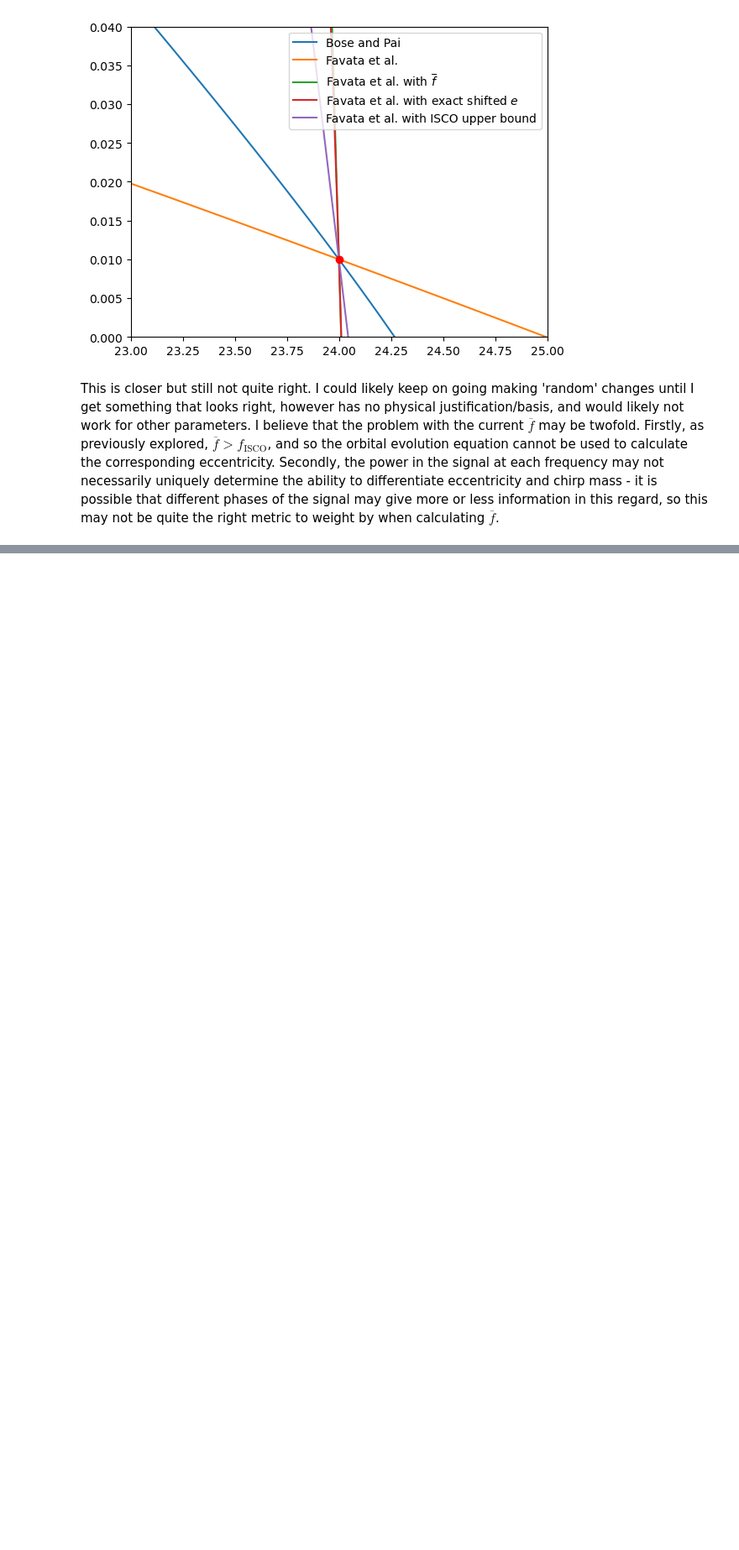
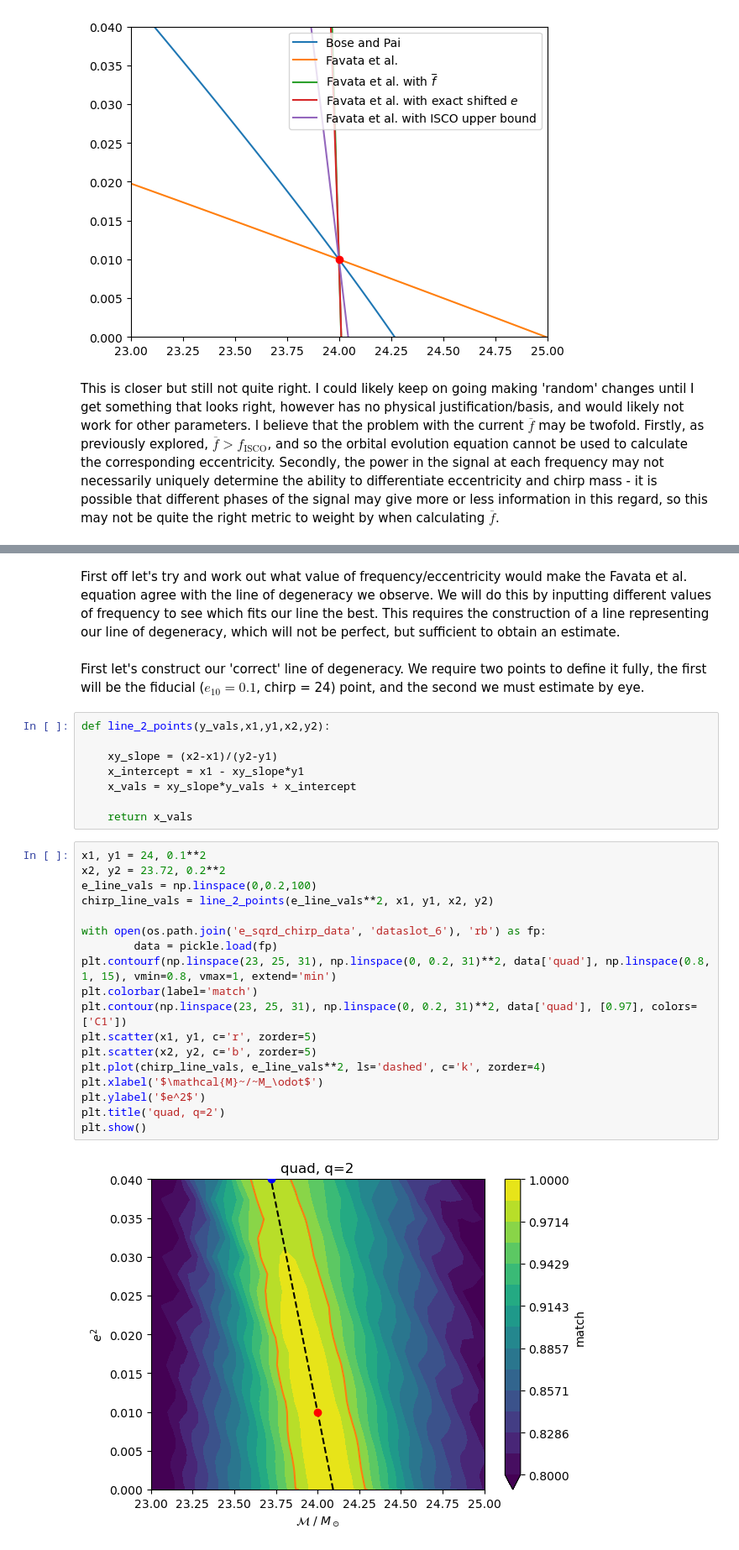
Before and after one commit to BenGPatterson/EccentricBinaries, a Jupyter notebook: notebooks/degeneracy_ecc_chirp.ipynb, the cells around one changed output, grey strips where cells are left out. Shown at 84% size. Cells and saved outputs as stored; diff of their text form; blank space fills up the shorter version.

Commit message:
n=3 e sqrd against chirp plots

```diff
--- a/notebooks/degeneracy_ecc_chirp.ipynb
+++ b/notebooks/degeneracy_ecc_chirp.ipynb
@@ -125,0 +301,32 @@ This is closer but still not quite right. I could likely keep on going making 'r
+# %% [markdown]
+First off let's try and work out what value of frequency/eccentricity would make the Favata et al. equation agree with the line of degeneracy we observe. We will do this by inputting different values of frequency to see which fits our line the best. This requires the construction of a line representing our line of degeneracy, which will not be perfect, but sufficient to obtain an estimate.
+# %% [markdown]
+First let's construct our 'correct' line of degeneracy. We require two points to define it fully, the first will be the fiducial ($e_{10} = 0.1$, chirp = 24) point, and the second we must estimate by eye.
+# %%
+def line_2_points(y_vals,x1,y1,x2,y2):
+
+    xy_slope = (x2-x1)/(y2-y1)
+    x_intercept = x1 - xy_slope*y1
+    x_vals = xy_slope*y_vals + x_intercept
+
+    return x_vals
+# %%
+x1, y1 = 24, 0.1**2
+x2, y2 = 23.72, 0.2**2
+e_line_vals = np.linspace(0,0.2,100)
+chirp_line_vals = line_2_points(e_line_vals**2, x1, y1, x2, y2)
+
+with open(os.path.join('e_sqrd_chirp_data', 'dataslot_6'), 'rb') as fp:
+        data = pickle.load(fp)
+plt.contourf(np.linspace(23, 25, 31), np.linspace(0, 0.2, 31)**2, data['quad'], np.linspace(0.8, 1, 15), vmin=0.8, vmax=1, extend='min')
+plt.colorbar(label='match')
+plt.contour(np.linspace(23, 25, 31), np.linspace(0, 0.2, 31)**2, data['quad'], [0.97], colors=['C1'])
+plt.scatter(x1, y1, c='r', zorder=5)
+plt.scatter(x2, y2, c='b', zorder=5)
+plt.plot(chirp_line_vals, e_line_vals**2, ls='dashed', c='k', zorder=4)
+plt.xlabel('$\mathcal{M}~/~M_\odot$')
+plt.ylabel('$e^2$')
+plt.title('quad, q=2')
+plt.show()
+# %% [output]
+[figure, added]
```
Also changed, not shown: parts of 13 cells of this notebook, 8 other files.
